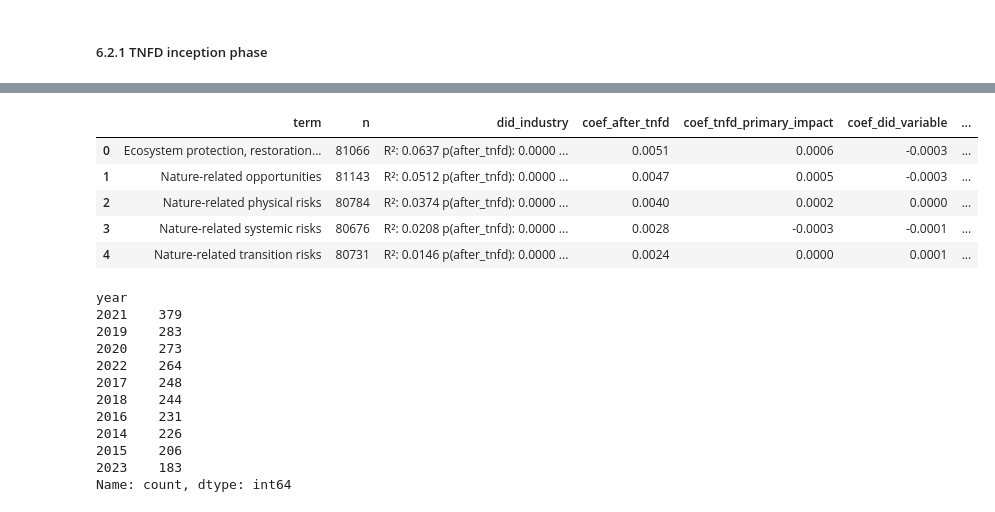
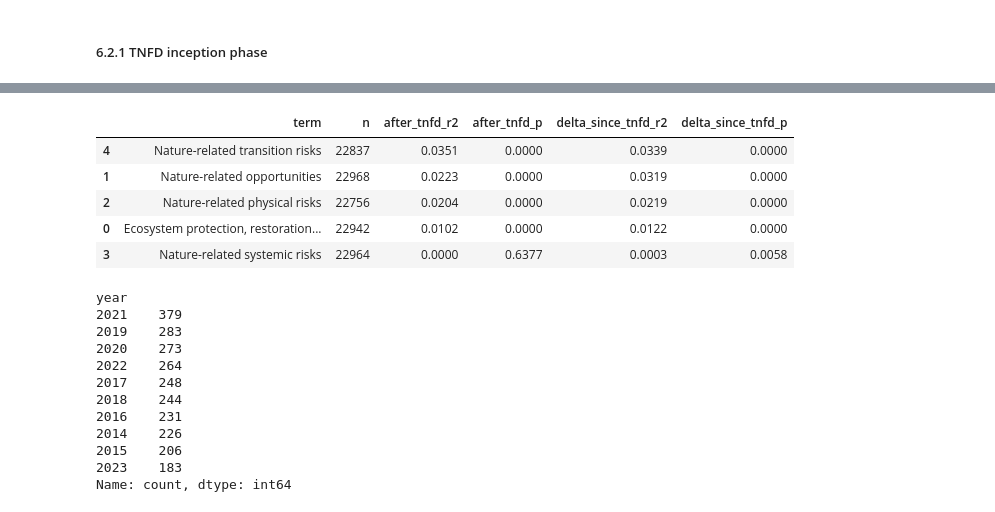
Before and after one commit to jkammering97/neo4j_repository, a Jupyter notebook: biodiversity_term_analysis.ipynb, the cells around one changed output, grey strips where cells are left out. Cells and saved outputs as stored; diff of their text form; code cells hidden in the pictures.

Commit message:
regression models towards final version in biodiversity_term_analysis.ipynb

```diff
--- a/biodiversity_term_analysis.ipynb
+++ b/biodiversity_term_analysis.ipynb
@@ -1348,2 +1364,0 @@ yearly_results_nature_opprtun_risks['did_term_biotech'] = (yearly_results_nature
-# %%
-terms = data_nature_related_opportunities['term'].unique().tolist()
@@ -1404,5 +1402,5 @@ relevant_industries = impact_classifications[
 ]['industry']
 
 # Create binary column based on whether industry is in the relevant set
-selected_impl['tnfd_primary_impact'] = selected_impl['industry'].isin(relevant_industries).astype(int)
+year_bin_matches_nature_related_120k['tnfd_primary_impact'] = year_bin_matches_nature_related_120k['industry'].isin(relevant_industries).astype(int)
 # %%
@@ -1521,18 +1519,10 @@ def fit_and_compute_regression_by_terms(df, terms: list, with_did=False):
                   'n': len(term_df)}
         y = term_df['score']
         if with_did:
-            # 1️⃣ Regression for SECTOR
-            # X_sector = term_df[['after_tnfd', 'did_term_sector', 'tnfd_treated_sector']]
-
-            # X_sector = sm.add_constant(X_sector)  # Add intercept
-            # model_sector = sm.OLS(y, X_sector).fit()
-
-            # result['did_sector'] = format_regression_output(model_sector, ['after_tnfd', 'did_term_sector', 'tnfd_treated_sector'])
-
             # 2️⃣ Regression for INDUSTRY
             X_industry = term_df[['after_tnfd', 'tnfd_primary_impact', 'did_variable']]
             X_industry = sm.add_constant(X_industry)
-            model_industry = sm.OLS(y, X_industry).fit(cov_type='HC3')
+            model_industry = sm.OLS(y, X_industry).fit()
 
             # Store formatted regression result
             result['did_industry'] = format_regression_output_old(
@@ -1577,7 +1567,7 @@ def fit_and_compute_did(df, did_variable='did_variable', outcome='score_trimmed'
         df_term = df[df['term'] == term].copy()
 
         try:
-            model = smf.ols(
+            model = sm.ols(
                 f"{outcome} ~ tnfd_primary_impact + after_tnfd + {did_variable}",
                 data=df_term
             ).fit()
@@ -1653,6 +1633,6 @@ yearly_results_nature_opprtun_risks.head(1)
 # %%
 # interaction term
-implementation_phase_risk_terms['did_variable'] = implementation_phase_risk_terms['tnfd_primary_impact'] * implementation_phase_risk_terms['after_tnfd']
+year_bin_matches_nature_related_120k['did_variable'] = year_bin_matches_nature_related_120k['tnfd_primary_impact'] * year_bin_matches_nature_related_120k['after_tnfd']
 # %%
 # regression_results = fit_and_compute_regression_by_terms(inception_phase_all_terms, terms=False,with_did=True)
 # display(HTML(regression_results[:10].to_html(escape=False)))
@@ -1671,13 +1655,13 @@ Name: count, dtype: int64
 # %%
-regression_results = fit_and_compute_regression_by_terms(selected_terms_implementation_phase, terms=False,with_did=True)
+regression_results = fit_and_compute_regression_by_terms(year_bin_matches_nature_related_120k, terms=False,with_did=False)
 display(HTML(regression_results.to_html(escape=False)))
 # %% [output]
-|  | term | n | did_industry | coef_after_tnfd | coef_tnfd_primary_impact | coef_did_variable | ... |
-| 0 | Ecosystem protection, restoration... | 81066 | R²: 0.0637 p(after_tnfd): 0.0000 ... | 0.0051 | 0.0006 | -0.0003 | ... |
-| 1 | Nature-related opportunities | 81143 | R²: 0.0512 p(after_tnfd): 0.0000 ... | 0.0047 | 0.0005 | -0.0003 | ... |
-| 2 | Nature-related physical risks | 80784 | R²: 0.0374 p(after_tnfd): 0.0000 ... | 0.0040 | 0.0002 | 0.0000 | ... |
-| 3 | Nature-related systemic risks | 80676 | R²: 0.0208 p(after_tnfd): 0.0000 ... | 0.0028 | -0.0003 | -0.0001 | ... |
-| 4 | Nature-related transition risks | 80731 | R²: 0.0146 p(after_tnfd): 0.0000 ... | 0.0024 | 0.0000 | 0.0001 | ... |
+|  | term | n | after_tnfd_r2 | after_tnfd_p | delta_since_tnfd_r2 | delta_since_tnfd_p |
+| 4 | Nature-related transition risks | 22837 | 0.0351 | 0.0000 | 0.0339 | 0.0000 |
+| 1 | Nature-related opportunities | 22968 | 0.0223 | 0.0000 | 0.0319 | 0.0000 |
+| 2 | Nature-related physical risks | 22756 | 0.0204 | 0.0000 | 0.0219 | 0.0000 |
+| 0 | Ecosystem protection, restoration... | 22942 | 0.0102 | 0.0000 | 0.0122 | 0.0000 |
+| 3 | Nature-related systemic risks | 22964 | 0.0000 | 0.6377 | 0.0003 | 0.0058 |
 # %%
 df = year_bin_matches_nature_related_inception_phase_120k[year_bin_matches_nature_related_inception_phase_120k['industry'].isin(["Pharmaceuticals", "Biotechnology"])].copy()
 # %%
```
Also changed, not shown: parts of 31 cells of this notebook.
